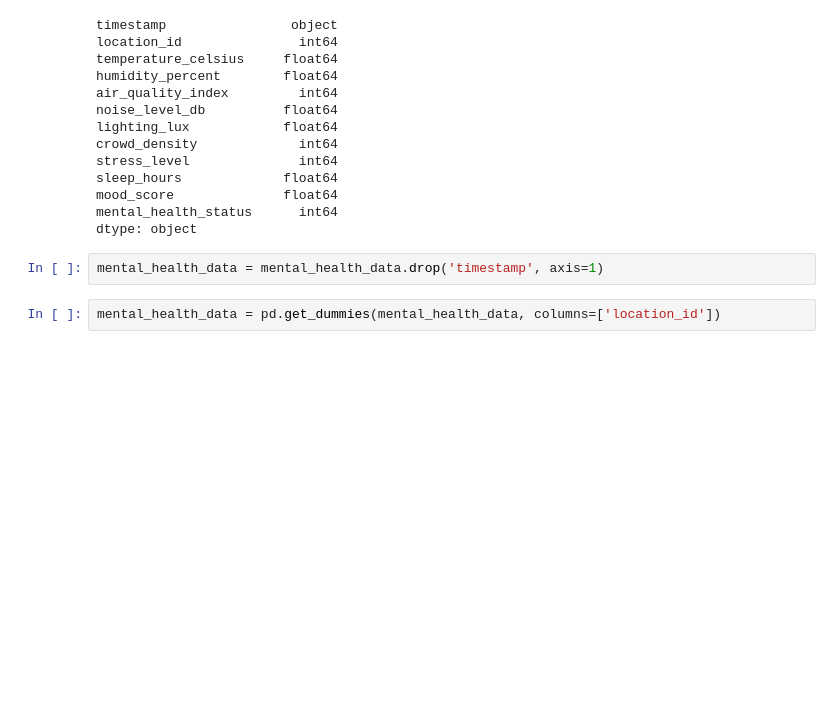
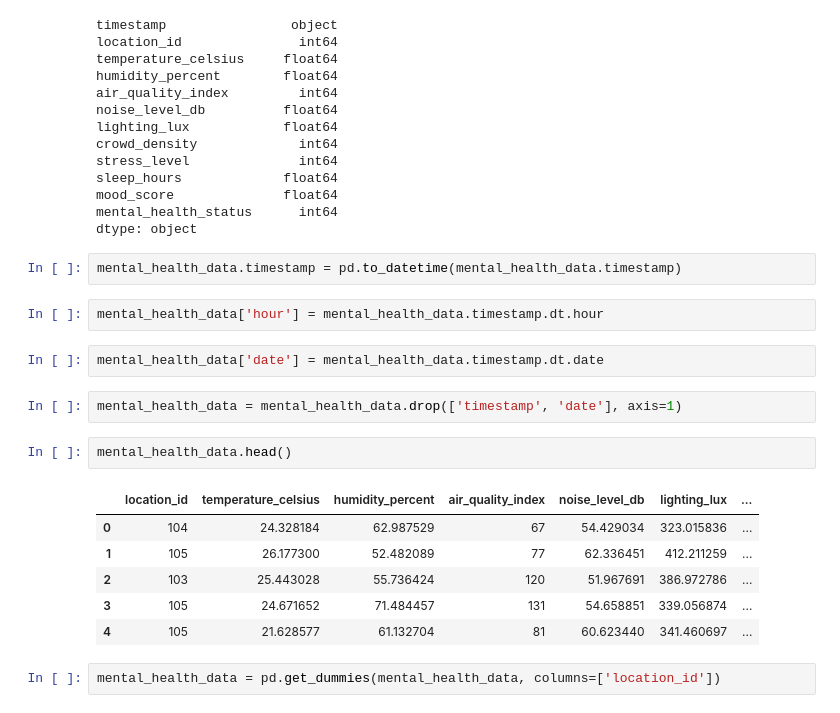
Before and after one commit to distillant/cisco_test, a Jupyter notebook: notebooks/test_different_linear_models.ipynb, the cells around one changed output. Drawn from its saved outputs; the diff is of its cells as text; blank space fills up the shorter version.

Commit message:
updated models to include hour of day as independent variable, added requirements file for notebook

```diff
--- a/notebooks/test_different_linear_models.ipynb
+++ b/notebooks/test_different_linear_models.ipynb
@@ -53,8 +53,23 @@ sleep_hours             float64
 mood_score              float64
 mental_health_status      int64
 dtype: object
-# %%
-mental_health_data = mental_health_data.drop('timestamp', axis=1)
+# %%
+mental_health_data.timestamp = pd.to_datetime(mental_health_data.timestamp)
+# %%
+mental_health_data['hour'] = mental_health_data.timestamp.dt.hour
+# %%
+mental_health_data['date'] = mental_health_data.timestamp.dt.date
+# %%
+mental_health_data = mental_health_data.drop(['timestamp', 'date'], axis=1)
+# %%
+mental_health_data.head()
+# %% [output]
+|  | location_id | temperature_celsius | humidity_percent | air_quality_index | noise_level_db | lighting_lux | ... |
+| 0 | 104 | 24.328184 | 62.987529 | 67 | 54.429034 | 323.015836 | ... |
+| 1 | 105 | 26.177300 | 52.482089 | 77 | 62.336451 | 412.211259 | ... |
+| 2 | 103 | 25.443028 | 55.736424 | 120 | 51.967691 | 386.972786 | ... |
+| 3 | 105 | 24.671652 | 71.484457 | 131 | 54.658851 | 339.056874 | ... |
+| 4 | 105 | 21.628577 | 61.132704 | 81 | 60.623440 | 341.460697 | ... |
 # %%
 mental_health_data = pd.get_dummies(mental_health_data, columns=['location_id'])
 # %%
```
Also changed, not shown: parts of 9 cells of this notebook, 1 other file.
